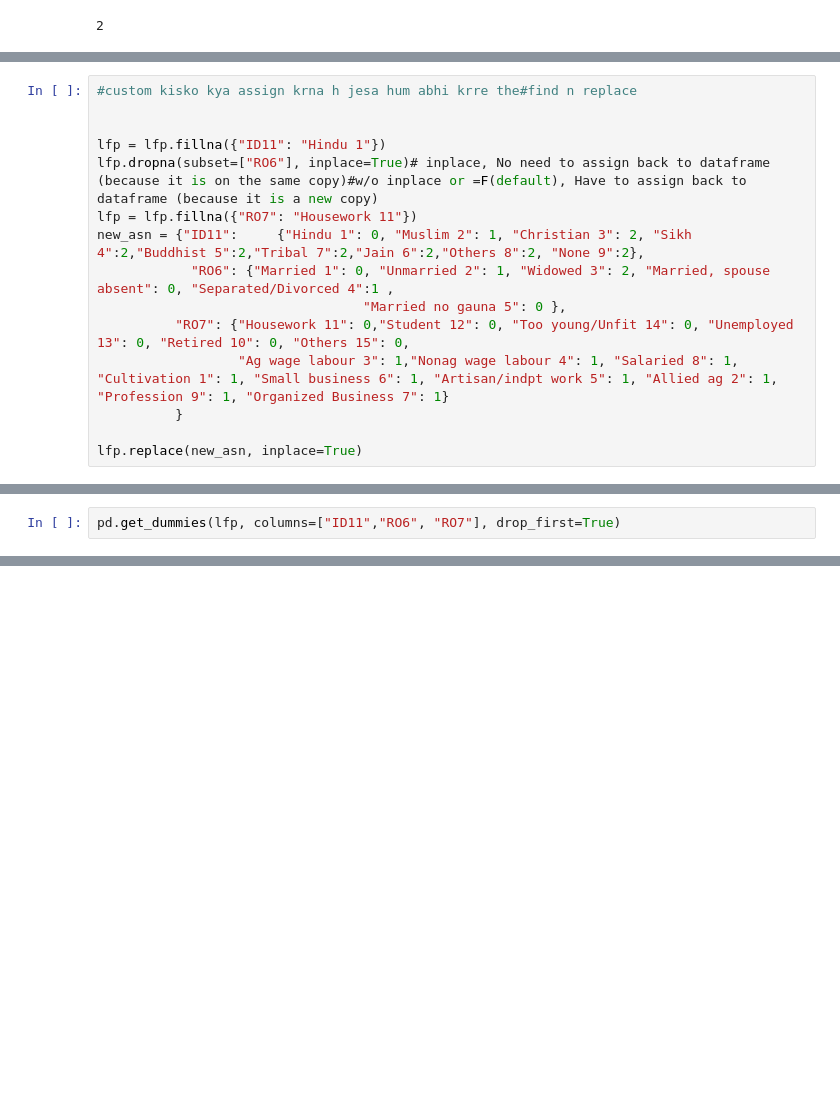
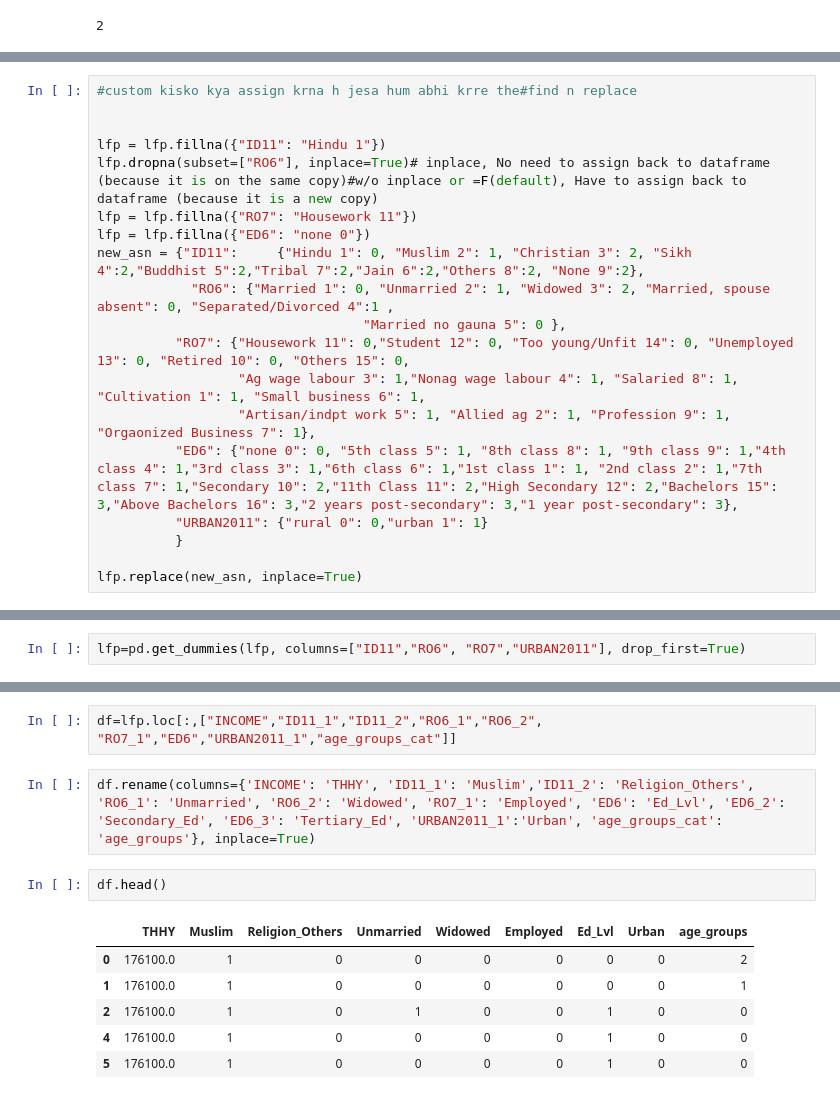
Before and after one commit to shreyabhandarii/Women-Labour-Force-Participation, a Jupyter notebook: Class_project_clean.ipynb, the cells around one changed output, grey strips where cells are left out. Cells and saved outputs as stored; diff of their text form; blank space fills up the shorter version.

```diff
--- a/Class_project_clean.ipynb
+++ b/Class_project_clean.ipynb
@@ -256,11 +306,15 @@ Name: RO7, dtype: int64
 lfp = lfp.fillna({"ID11": "Hindu 1"})
 lfp.dropna(subset=["RO6"], inplace=True)# inplace, No need to assign back to dataframe (because it is on the same copy)#w/o inplace or =F(default), Have to assign back to dataframe (because it is a new copy)
 lfp = lfp.fillna({"RO7": "Housework 11"})
+lfp = lfp.fillna({"ED6": "none 0"})
 new_asn = {"ID11":     {"Hindu 1": 0, "Muslim 2": 1, "Christian 3": 2, "Sikh 4":2,"Buddhist 5":2,"Tribal 7":2,"Jain 6":2,"Others 8":2, "None 9":2},
             "RO6": {"Married 1": 0, "Unmarried 2": 1, "Widowed 3": 2, "Married, spouse absent": 0, "Separated/Divorced 4":1 ,
                                   "Married no gauna 5": 0 },
           "RO7": {"Housework 11": 0,"Student 12": 0, "Too young/Unfit 14": 0, "Unemployed 13": 0, "Retired 10": 0, "Others 15": 0,
-                  "Ag wage labour 3": 1,"Nonag wage labour 4": 1, "Salaried 8": 1, "Cultivation 1": 1, "Small business 6": 1, "Artisan/indpt work 5": 1, "Allied ag 2": 1, "Profession 9": 1, "Organized Business 7": 1}
+                  "Ag wage labour 3": 1,"Nonag wage labour 4": 1, "Salaried 8": 1, "Cultivation 1": 1, "Small business 6": 1,
+                  "Artisan/indpt work 5": 1, "Allied ag 2": 1, "Profession 9": 1, "Orgaonized Business 7": 1},
+          "ED6": {"none 0": 0, "5th class 5": 1, "8th class 8": 1, "9th class 9": 1,"4th class 4": 1,"3rd class 3": 1,"6th class 6": 1,"1st class 1": 1, "2nd class 2": 1,"7th class 7": 1,"Secondary 10": 2,"11th Class 11": 2,"High Secondary 12": 2,"Bachelors 15": 3,"Above Bachelors 16": 3,"2 years post-secondary": 3,"1 year post-secondary": 3},
+          "URBAN2011": {"rural 0": 0,"urban 1": 1}
           }
 
 lfp.replace(new_asn, inplace=True)
@@ -303,2 +377,2 @@ Name: RO7, dtype: float64
 # %%
-pd.get_dummies(lfp, columns=["ID11","RO6", "RO7"], drop_first=True)
+lfp=pd.get_dummies(lfp, columns=["ID11","RO6", "RO7","URBAN2011"], drop_first=True)
@@ -323,0 +379,13 @@ pd.get_dummies(lfp, columns=["ID11","RO6", "RO7"], drop_first=True)
+# %%
+df=lfp.loc[:,["INCOME","ID11_1","ID11_2","RO6_1","RO6_2", "RO7_1","ED6","URBAN2011_1","age_groups_cat"]]
+# %%
+df.rename(columns={'INCOME': 'THHY', 'ID11_1': 'Muslim','ID11_2': 'Religion_Others', 'RO6_1': 'Unmarried', 'RO6_2': 'Widowed', 'RO7_1': 'Employed', 'ED6': 'Ed_Lvl', 'ED6_2': 'Secondary_Ed', 'ED6_3': 'Tertiary_Ed', 'URBAN2011_1':'Urban', 'age_groups_cat': 'age_groups'}, inplace=True)
+# %%
+df.head()
+# %% [output]
+|  | THHY | Muslim | Religion_Others | Unmarried | Widowed | Employed | Ed_Lvl | Urban | age_groups |
+| 0 | 176100.0 | 1 | 0 | 0 | 0 | 0 | 0 | 0 | 2 |
+| 1 | 176100.0 | 1 | 0 | 0 | 0 | 0 | 0 | 0 | 1 |
+| 2 | 176100.0 | 1 | 0 | 1 | 0 | 0 | 1 | 0 | 0 |
+| 4 | 176100.0 | 1 | 0 | 0 | 0 | 0 | 1 | 0 | 0 |
+| 5 | 176100.0 | 1 | 0 | 0 | 0 | 0 | 1 | 0 | 0 |
```
Also changed, not shown: parts of 26 cells of this notebook.
